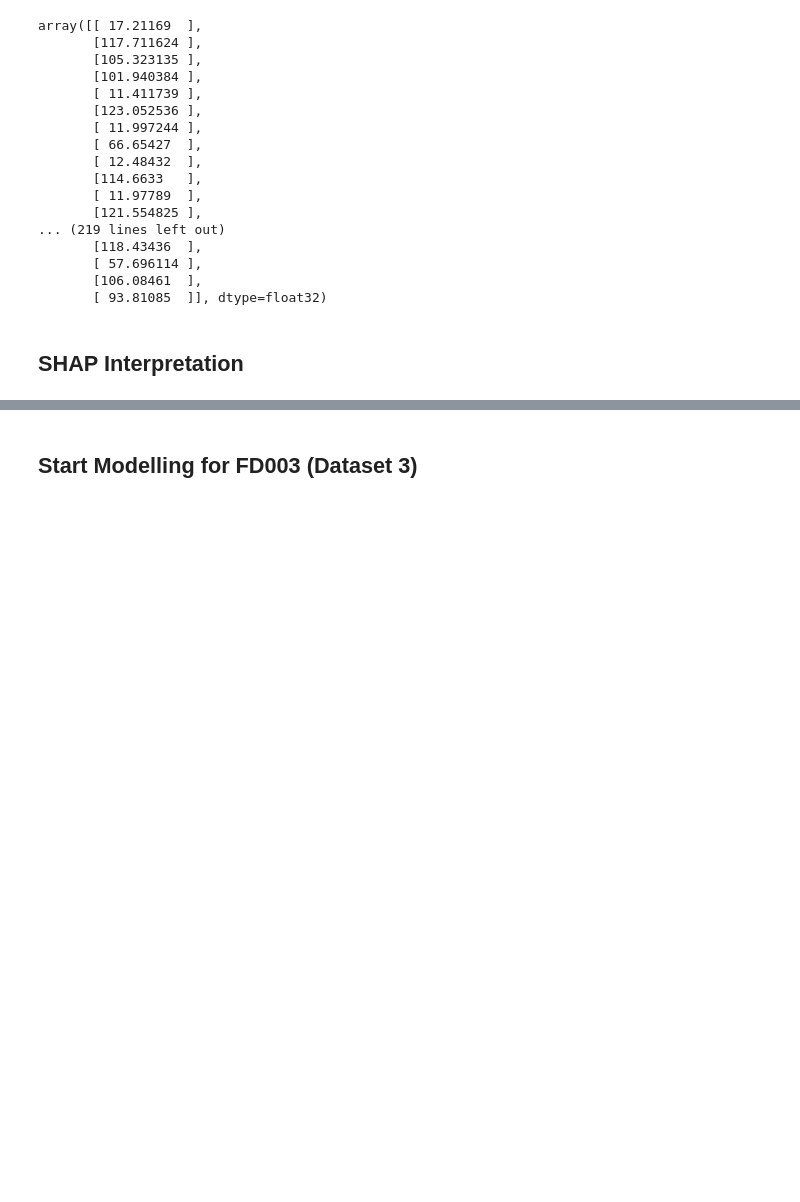
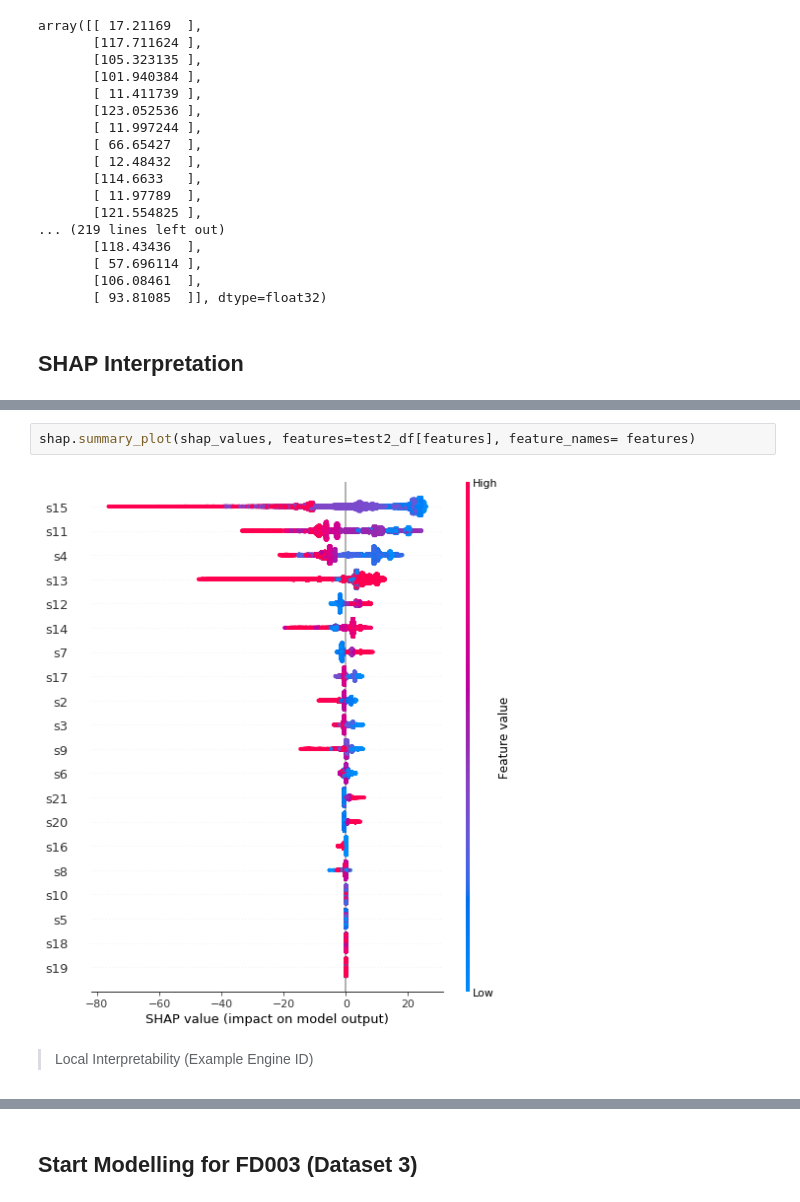
Before and after one commit to BT4103-G1/analytics, a Jupyter notebook: Compiled_Codes_FD001_FD004.ipynb, the cells around one changed output, grey strips where cells are left out. Saved outputs shown, nothing was run; the diff lists cells and outputs as text; blank space fills up the shorter version.

```diff
--- a/Compiled_Codes_FD001_FD004.ipynb
+++ b/Compiled_Codes_FD001_FD004.ipynb
@@ -789,0 +832,6 @@ array([[ 17.21169  ],
+# %%
+shap.summary_plot(shap_values, features=test2_df[features], feature_names= features)
+# %% [output]
+[figure, added]
+# %% [markdown]
+> Local Interpretability (Example Engine ID)
```
Also changed, not shown: parts of 24 cells of this notebook.
